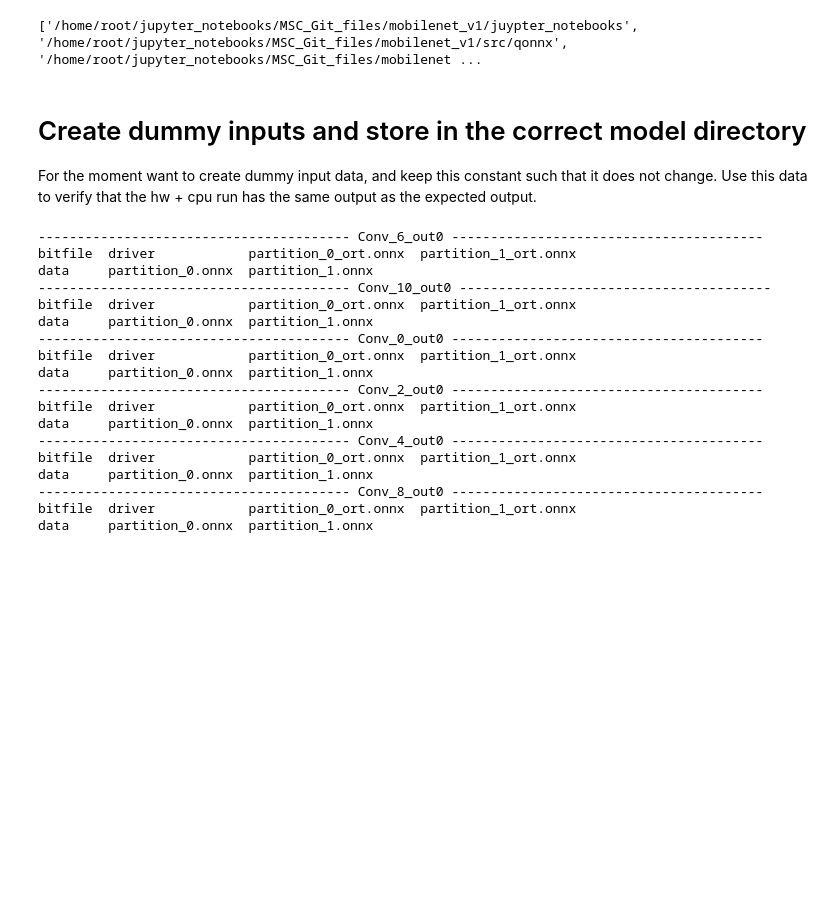
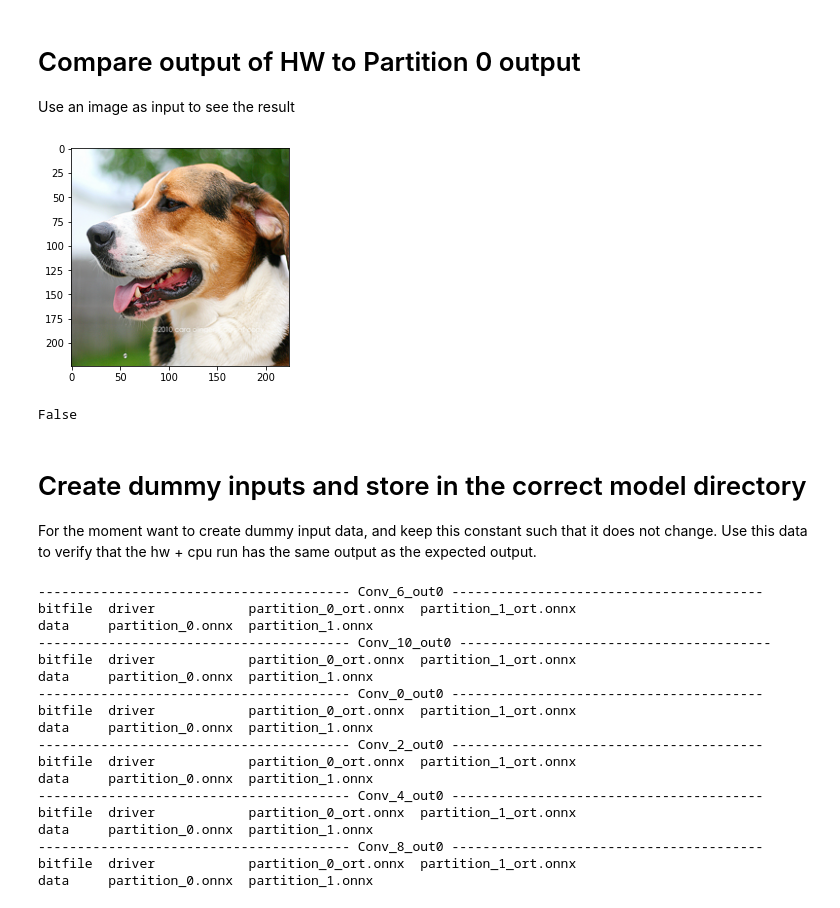
Before and after one commit to patrickgeel/MSC_Git_files, a Jupyter notebook: mobilenet_v1/juypter_notebooks/functional_verification.ipynb, the cells around one changed output. Cells and saved outputs as stored; diff of their text form; code cells hidden in the pictures; blank space fills up the shorter version.

Commit message:
verification for p0 false

```diff
--- a/mobilenet_v1/juypter_notebooks/functional_verification.ipynb
+++ b/mobilenet_v1/juypter_notebooks/functional_verification.ipynb
@@ -5,10 +5,46 @@ import os
 sys.path.insert(1,os.path.abspath("../src/"))
 sys.path.insert(1,os.path.abspath("../src/finn/"))
 sys.path.insert(1,os.path.abspath("../src/qonnx/"))
-print(sys.path)
+# print(sys.path)
 clean_sys_path = sys.path
 
 def print_name(key):
     print("--"*20,key, "--"*20)
-# %% [output]
-['/home/root/jupyter_notebooks/MSC_Git_files/mobilenet_v1/juypter_notebooks', '/home/root/jupyter_notebooks/MSC_Git_files/mobilenet_v1/src/qonnx', '/home/root/jupyter_notebooks/MSC_Git_files/mobilenet ...
+# %% [markdown]
+# Compare output of HW to Partition 0 output
+Use an image as input to see the result
+# %%
+from qonnx.core.modelwrapper import ModelWrapper
+from onnxruntime_extensions import get_library_path
+import onnxruntime as ort
+from custom_ort_functions import DoubleToSingleFloat, set_multithreshold_default
+
+model_0 = ModelWrapper("../models/Conv/Conv_10_out0/partition_0.onnx")
+# model_0 = ModelWrapper("../models/mobilenet_streamline.onnx")
+model = set_multithreshold_default(model_0)
+
+so = ort.SessionOptions()
+so.register_custom_ops_library(get_library_path())
+sess = ort.InferenceSession(model.model.SerializeToString(),so)
+
+inp_name = sess.get_inputs()[0].name
+inp_shape = sess.get_inputs()[0].shape
+# %%
+from PIL import Image
+import numpy as np
+import matplotlib.pyplot as plt
+
+img = Image.open("../imagenet/dog.JPEG")
+img = img.resize([224,224])
+plt.imshow(img)
+n_chn = len(img.split())
+x = np.array(img,dtype=np.float32).reshape(inp_shape)
+np.save("../imagenet/dog.npy",x.reshape(1,224,224,3))
+
+inp_dict = {inp_name: x}
+res = sess.run([],inp_dict)
+y_ort = np.array(res[0])
+
+dog = os.path.abspath("../imagenet/dog.npy")
+# %% [output]
+[figure, added]
@@ -15,3 +56,10 @@ def print_name(key):
+# %%
+import random
+y_hw = np.load('output.npy')
+np.allclose(y_hw.reshape(y_ort.shape),y_ort,rtol=10.0)
+# np.allclose(d1,d2.reshape(d1.shape))
+# %% [output]
+False
 # %% [markdown]
 # Create dummy inputs and store in the correct model directory
 For the moment want to create dummy input data, and keep this constant such that it does not change. Use this data to verify that the hw + cpu run has the same output as the expected output.
```
Also changed, not shown: parts of 1 cell of this notebook, 3 other files.
